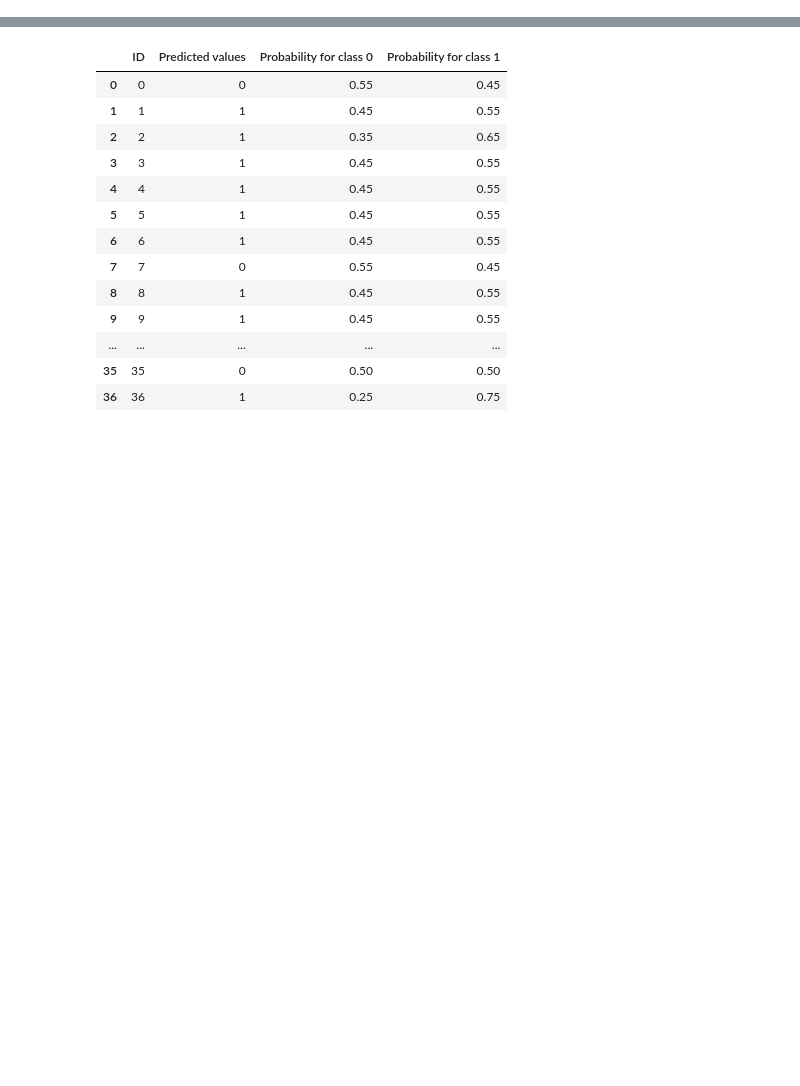
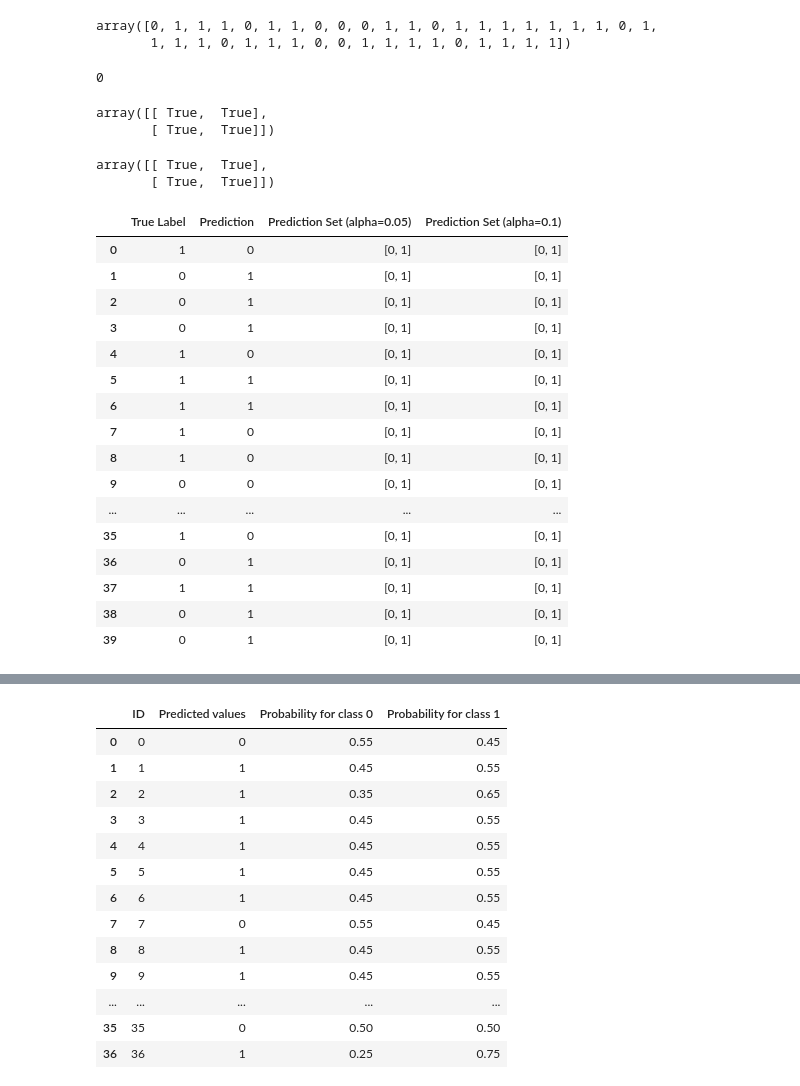
Before and after one commit to Medicine-Artificial-Intelligence/ProQSAR, a Jupyter notebook: check_uncertainty.ipynb, the cells around one changed output, grey strips where cells are left out. Saved outputs shown, nothing was run; the diff lists cells and outputs as text; code cells hidden in the pictures; blank space fills up the shorter version.

```diff
--- a/check_uncertainty.ipynb
+++ b/check_uncertainty.ipynb
@@ -30,0 +304,7 @@ test_data = create_classification_data(random_state=40)
+# %%
+X_test = test_data.drop(
+        ["Activity", "ID"], axis=1, errors="ignore"
+    )
+# %%
+y_test = test_data["Activity"]
+y_test
@@ -30,0 +329,61 @@ test_data = create_classification_data(random_state=40)
+# %%
+y_pred = cp.predict(X=X_test)
+y_pred
+# %% [output]
+array([0, 1, 1, 1, 0, 1, 1, 0, 0, 0, 1, 1, 0, 1, 1, 1, 1, 1, 1, 1, 0, 1,
+       1, 1, 1, 0, 1, 1, 1, 0, 0, 1, 1, 1, 1, 0, 1, 1, 1, 1])
+# %%
+y_pred[0]
+# %% [output]
+0
+# %%
+y_pred[1][1,:,:]
+# %% [output]
+array([[ True,  True],
+       [ True,  True]])
+# %%
+sample_cal = y_cal[1, :, :]
+sample_cal
+# %% [output]
+array([[ True,  True],
+       [ True,  True]])
+# %%
+y_pred, y_int = cp.predict(X=X_test, alpha=[0.05, 0.1])
+class_labels = cp.classes_
+
+results_list = []
+for i in range(len(X_test)):
+    sample_int= y_int[i, :, :]
+    sample_data = {
+        "True Label": y_test[i],
+        "Prediction": y_pred[i]
+    }
+
+    for k, alpha in enumerate([0.05, 0.1]):
+        set_indices = np.where(sample_cal[:, 0])[0]
+        set_labels = class_labels[set_indices]
+        sample_data[f"Prediction Set (alpha={alpha})"] = set_labels
+
+    results_list.append(sample_data)
+
+results_df = pd.DataFrame(results_list)
+# %%
+results_df
+# %% [output]
+|  | True Label | Prediction | Prediction Set (alpha=0.05) | Prediction Set (alpha=0.1) |
+| 0 | 1 | 0 | [0, 1] | [0, 1] |
+| 1 | 0 | 1 | [0, 1] | [0, 1] |
+| 2 | 0 | 1 | [0, 1] | [0, 1] |
+| 3 | 0 | 1 | [0, 1] | [0, 1] |
+| 4 | 1 | 0 | [0, 1] | [0, 1] |
+| 5 | 1 | 1 | [0, 1] | [0, 1] |
+| 6 | 1 | 1 | [0, 1] | [0, 1] |
+| 7 | 1 | 0 | [0, 1] | [0, 1] |
+| 8 | 1 | 0 | [0, 1] | [0, 1] |
+| 9 | 0 | 0 | [0, 1] | [0, 1] |
+| ... | ... | ... | ... | ... |
+| 35 | 1 | 0 | [0, 1] | [0, 1] |
+| 36 | 0 | 1 | [0, 1] | [0, 1] |
+| 37 | 1 | 1 | [0, 1] | [0, 1] |
+| 38 | 0 | 1 | [0, 1] | [0, 1] |
+| 39 | 0 | 1 | [0, 1] | [0, 1] |
```
Also changed, not shown: parts of 17 cells of this notebook, 24 other files.
